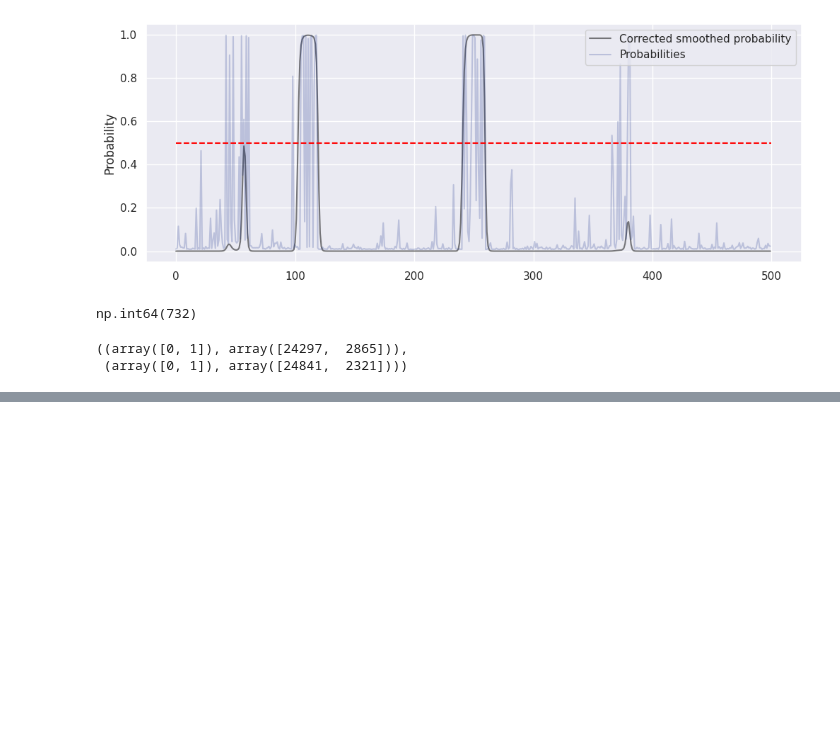
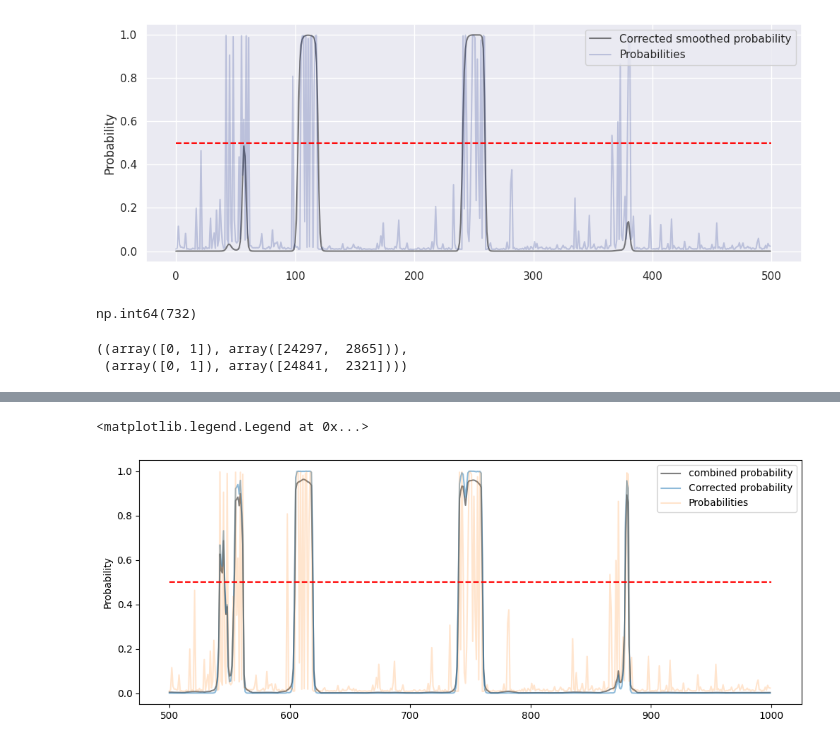
Before and after one commit to alan-man/tal-projet, a Jupyter notebook: notebooks/pres/pres_submission.ipynb, the cells around one changed output, grey strips where cells are left out. Drawn from its saved outputs; the diff is of its cells as text; code cells hidden in the pictures; blank space fills up the shorter version.

```diff
--- a/notebooks/pres/pres_submission.ipynb
+++ b/notebooks/pres/pres_submission.ipynb
@@ -697,0 +755,21 @@ np.unique(np.where(sub4 > 0.5, 1, 0), return_counts=True), np.unique(np.where(su
+# %%
+combined_probs = (sub3_smoothed * sub4)
+# %%
+# now corrected on smoothed
+
+import seaborn as sns
+x = range(i, i+500)
+
+plt.figure(figsize=(10, 4))
+plt.plot(x, combined_probs[i:i+500], label="combined probability", alpha=0.5, color="black")
+plt.plot(x, sub4[i:i+500], label="Corrected probability", alpha=0.5)
+plt.plot(x, sub3_raw[i:i+500], label="Probabilities", alpha=0.2)
+
+plt.hlines(0.5, xmin=i, xmax=i+500, colors='red', linestyles='dashed')
+
+plt.tight_layout()
+plt.ylabel("Probability")
+plt.legend(loc="upper right")
+# %% [output]
+<matplotlib.legend.Legend at 0x...>
+[figure, added]
```
Also changed, not shown: parts of 8 cells of this notebook.
